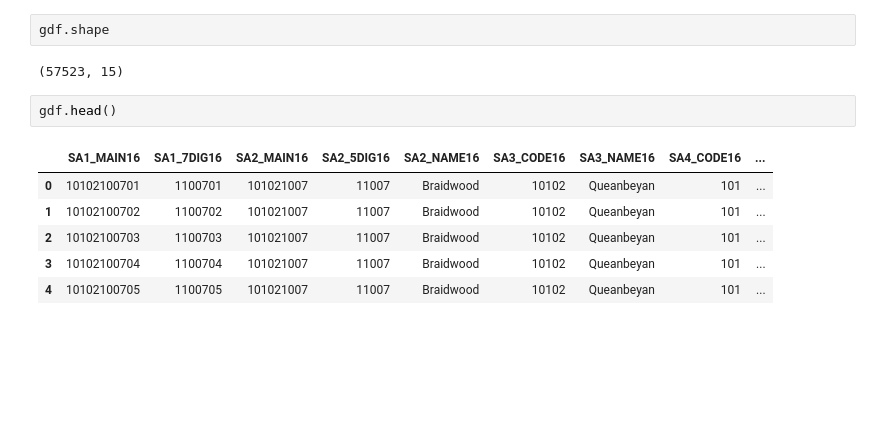
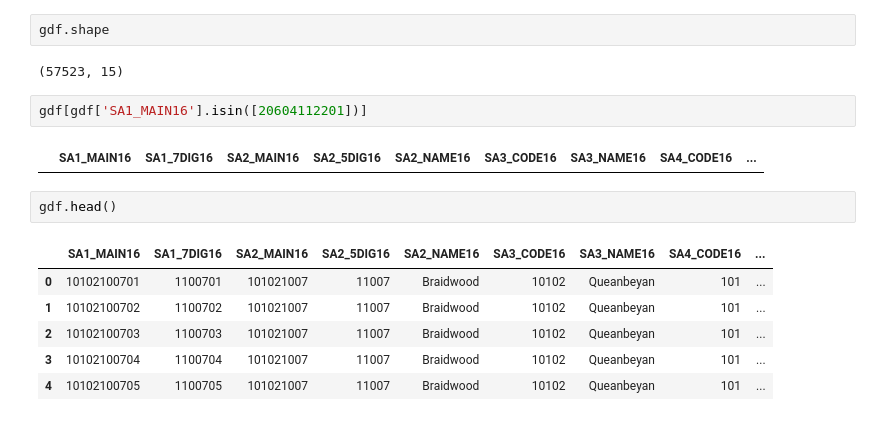
Before and after one commit to danhphan/melbourne-mode-choice, a Jupyter notebook: notebooks/05_preparing_trip_od_locations.ipynb, the cells around one changed output. Drawn from its saved outputs; the diff is of its cells as text; blank space fills up the shorter version.

```diff
--- a/notebooks/05_preparing_trip_od_locations.ipynb
+++ b/notebooks/05_preparing_trip_od_locations.ipynb
@@ -34,6 +38,10 @@ gdf = gpd.read_file(shape_file)
 gdf.shape
 # %% [output]
 (57523, 15)
+# %%
+gdf[gdf['SA1_MAIN16'].isin([20604112201])]
+# %% [output]
+|  | SA1_MAIN16 | SA1_7DIG16 | SA2_MAIN16 | SA2_5DIG16 | SA2_NAME16 | SA3_CODE16 | SA3_NAME16 | SA4_CODE16 | ... |
 # %%
 gdf.head()
 # %% [output]
```
Also changed, not shown: parts of 19 cells of this notebook.
